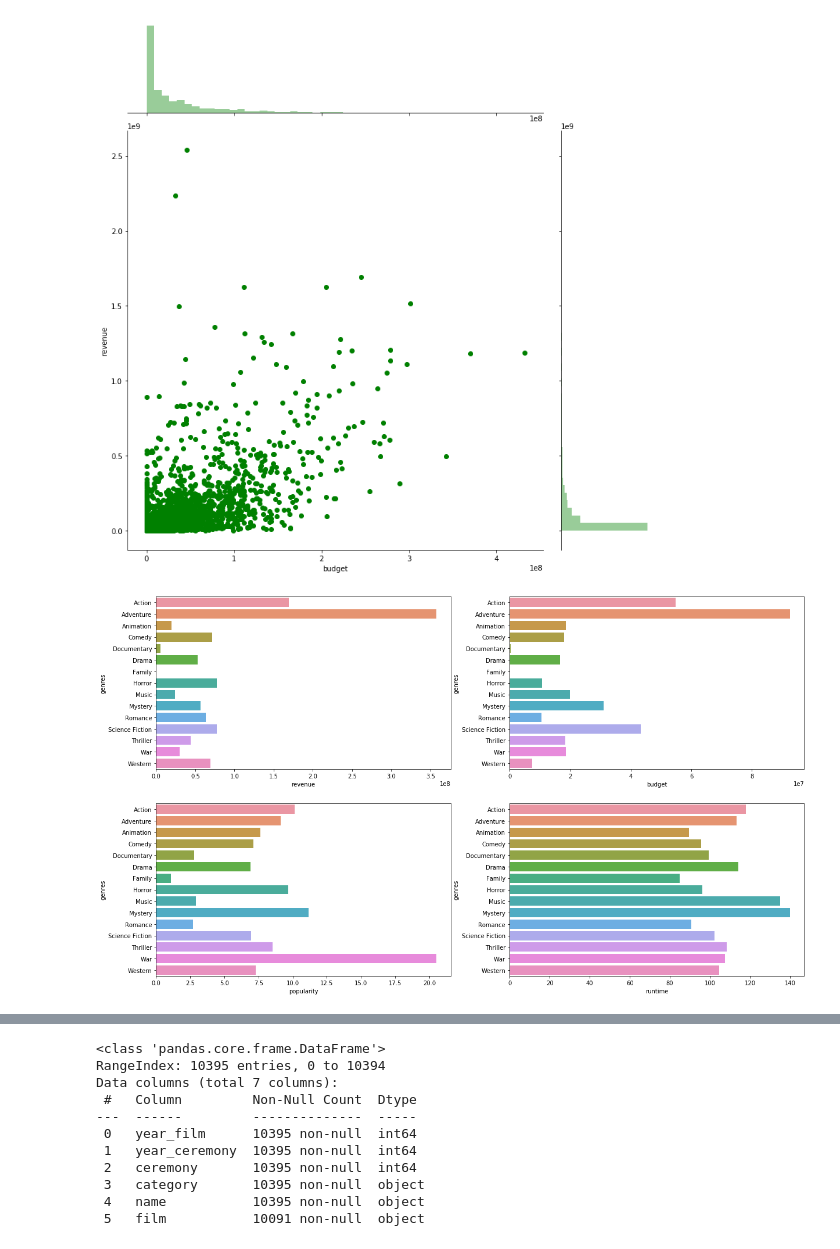
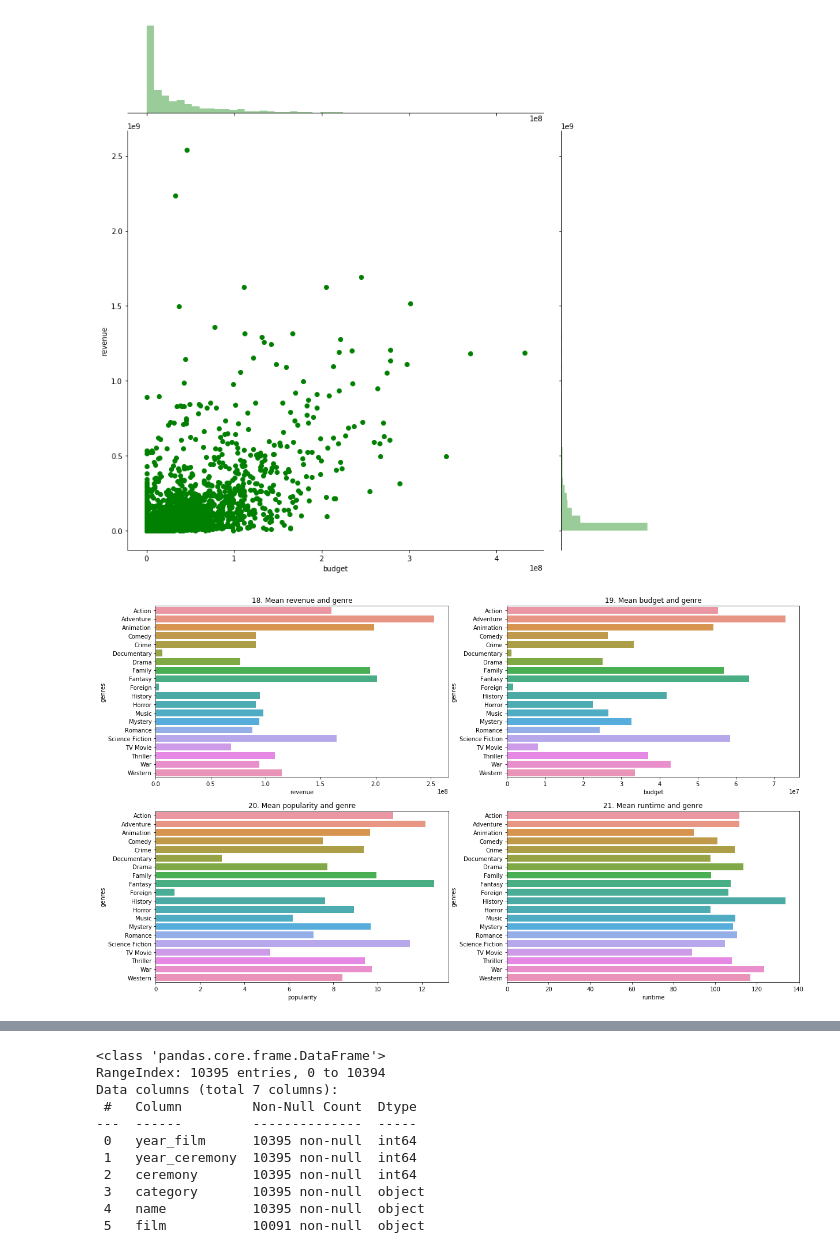
Before and after one commit to kamildoleglo/data-mining-box-office, a Jupyter notebook: ED.ipynb, the cells around one changed output, grey strips where cells are left out. Cells and saved outputs as stored; diff of their text form; code cells hidden in the pictures.

```diff
--- a/ED.ipynb
+++ b/ED.ipynb
@@ -225,21 +225,26 @@ plt.show()
 # %% [output]
 [figure]
 # %%
-genres=dataset.loc[dataset['genres'].str.len()==1][['genres','revenue','budget','popularity','runtime']].reset_index(drop=True)
-genres['genres']=genres.genres.apply(lambda x :x[0]['name'])
-genres=genres.groupby(genres.genres).agg('mean')
+genres = dataset.explode("genres").reset_index(drop=True)
+genres = genres[genres.genres.notnull()]
+genres['genres']=genres.genres.apply(lambda x :x['name'])
+genres_mean=genres.groupby(genres.genres).agg('mean')
 plt.figure(figsize=(20,12))
 plt.subplot(2,2,1)
-sns.barplot(genres['revenue'],genres.index)
+plt.title("18. Mean revenue and genre")
+sns.barplot(genres_mean['revenue'],genres_mean.index)
 
 plt.subplot(2,2,2)
-sns.barplot(genres['budget'],genres.index)
+plt.title("19. Mean budget and genre")
+sns.barplot(genres_mean['budget'],genres_mean.index)
 
 plt.subplot(2,2,3)
-sns.barplot(genres['popularity'],genres.index)
+plt.title("20. Mean popularity and genre")
+sns.barplot(genres_mean['popularity'],genres_mean.index)
 
 plt.subplot(2,2,4)
-sns.barplot(genres['runtime'],genres.index)
+plt.title("21. Mean runtime and genre")
+sns.barplot(genres_mean['runtime'],genres_mean.index)
 plt.show()
 # %% [output]
-[figure, old version]
+[figure, new version]
```
Also changed, not shown: parts of 14 cells of this notebook.
